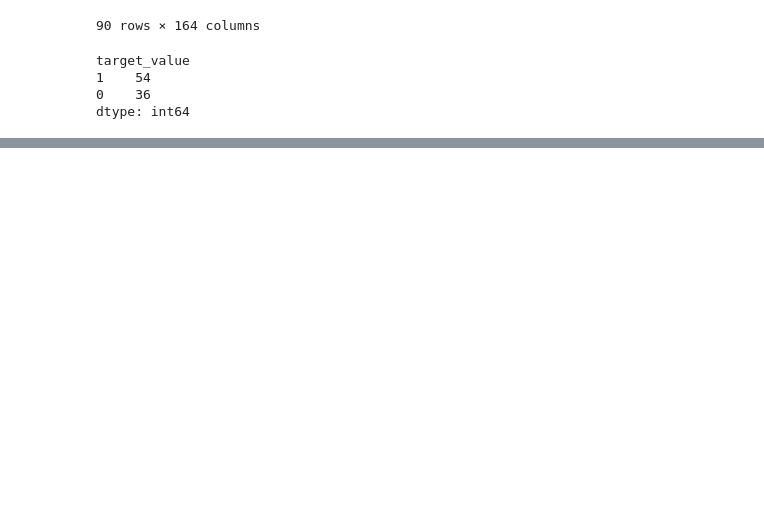
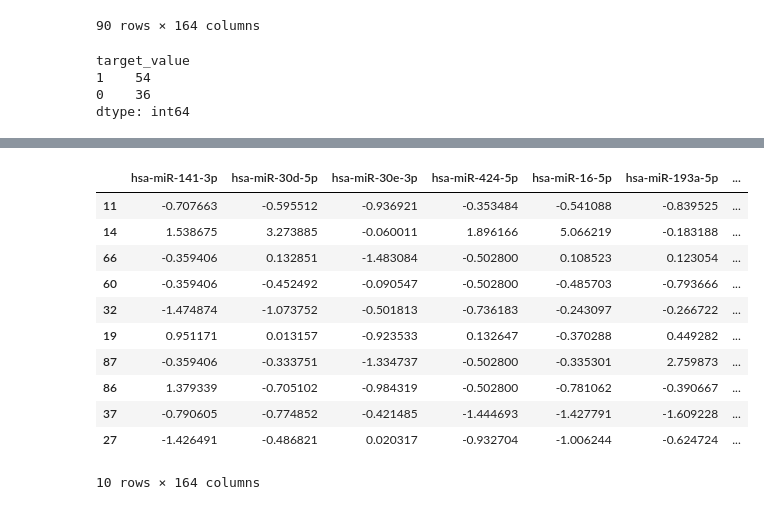
Before and after one commit to Sachira-Heshan/omic-data-and-machine-learning-in-the-identification-of-coronary-artery-disease, a Jupyter notebook: combine_datasets.ipynb, the cells around one changed output, grey strips where cells are left out. Drawn from its saved outputs; the diff is of its cells as text; code cells hidden in the pictures; blank space fills up the shorter version.

```diff
--- a/combine_datasets.ipynb
+++ b/combine_datasets.ipynb
@@ -257,0 +384,15 @@ dtype: int64
+# %%
+combined_dataset_with_standardization.sample(10)
+# %% [output]
+|  | hsa-miR-141-3p | hsa-miR-30d-5p | hsa-miR-30e-3p | hsa-miR-424-5p | hsa-miR-16-5p | hsa-miR-193a-5p | ... |
+| 11 | -0.707663 | -0.595512 | -0.936921 | -0.353484 | -0.541088 | -0.839525 | ... |
+| 14 | 1.538675 | 3.273885 | -0.060011 | 1.896166 | 5.066219 | -0.183188 | ... |
+| 66 | -0.359406 | 0.132851 | -1.483084 | -0.502800 | 0.108523 | 0.123054 | ... |
+| 60 | -0.359406 | -0.452492 | -0.090547 | -0.502800 | -0.485703 | -0.793666 | ... |
+| 32 | -1.474874 | -1.073752 | -0.501813 | -0.736183 | -0.243097 | -0.266722 | ... |
+| 19 | 0.951171 | 0.013157 | -0.923533 | 0.132647 | -0.370288 | 0.449282 | ... |
+| 87 | -0.359406 | -0.333751 | -1.334737 | -0.502800 | -0.335301 | 2.759873 | ... |
+| 86 | 1.379339 | -0.705102 | -0.984319 | -0.502800 | -0.781062 | -0.390667 | ... |
+| 37 | -0.790605 | -0.774852 | -0.421485 | -1.444693 | -1.427791 | -1.609228 | ... |
+| 27 | -1.426491 | -0.486821 | 0.020317 | -0.932704 | -1.006244 | -0.624724 | ... |
+10 rows × 164 columns
```
Also changed, not shown: parts of 26 cells of this notebook.
